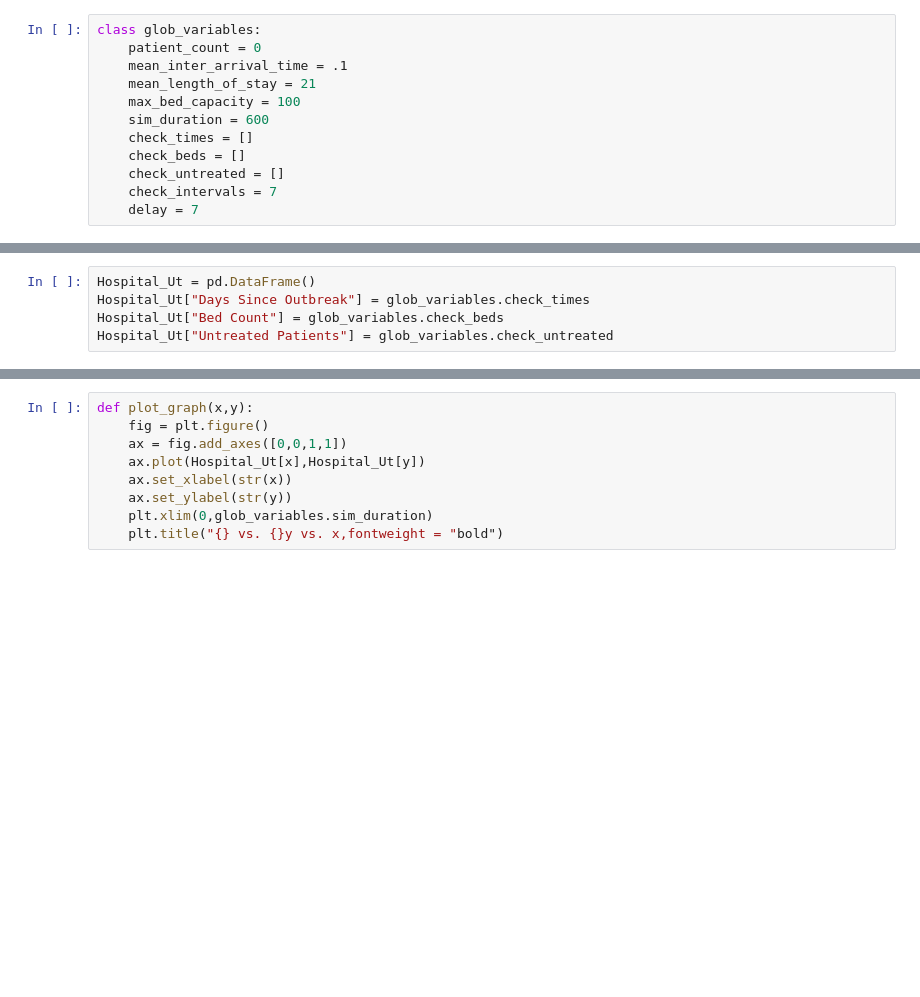
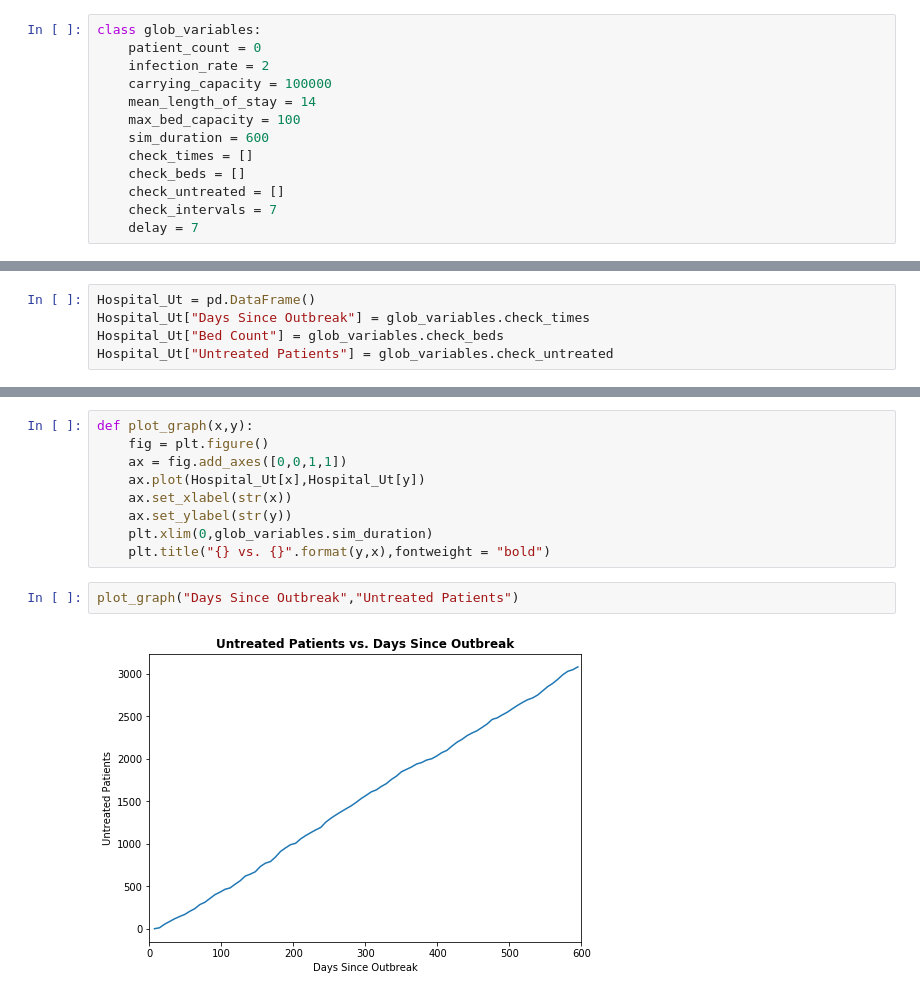
Before and after one commit to rohitarabind/hospital-capacity, a Jupyter notebook: Hospital.ipynb, the cells around one changed output, grey strips where cells are left out. Drawn from its saved outputs; the diff is of its cells as text; blank space fills up the shorter version.

```diff
--- a/Hospital.ipynb
+++ b/Hospital.ipynb
@@ -41,8 +42,9 @@ def check(env, delay):
 # %%
 class glob_variables:
     patient_count = 0
-    mean_inter_arrival_time = .1
-    mean_length_of_stay = 21
+    infection_rate = 2
+    carrying_capacity = 100000
+    mean_length_of_stay = 14
     max_bed_capacity = 100
     sim_duration = 600
     check_times = []
@@ -85,4 +93,8 @@ def plot_graph(x,y):
     ax.set_xlabel(str(x))
     ax.set_ylabel(str(y))
     plt.xlim(0,glob_variables.sim_duration)
-    plt.title("{} vs. {}y vs. x,fontweight = "bold")
+    plt.title("{} vs. {}".format(y,x),fontweight = "bold")
+# %%
+plot_graph("Days Since Outbreak","Untreated Patients")
+# %% [output]
+[figure, added]
```
Also changed, not shown: parts of 4 cells of this notebook.
